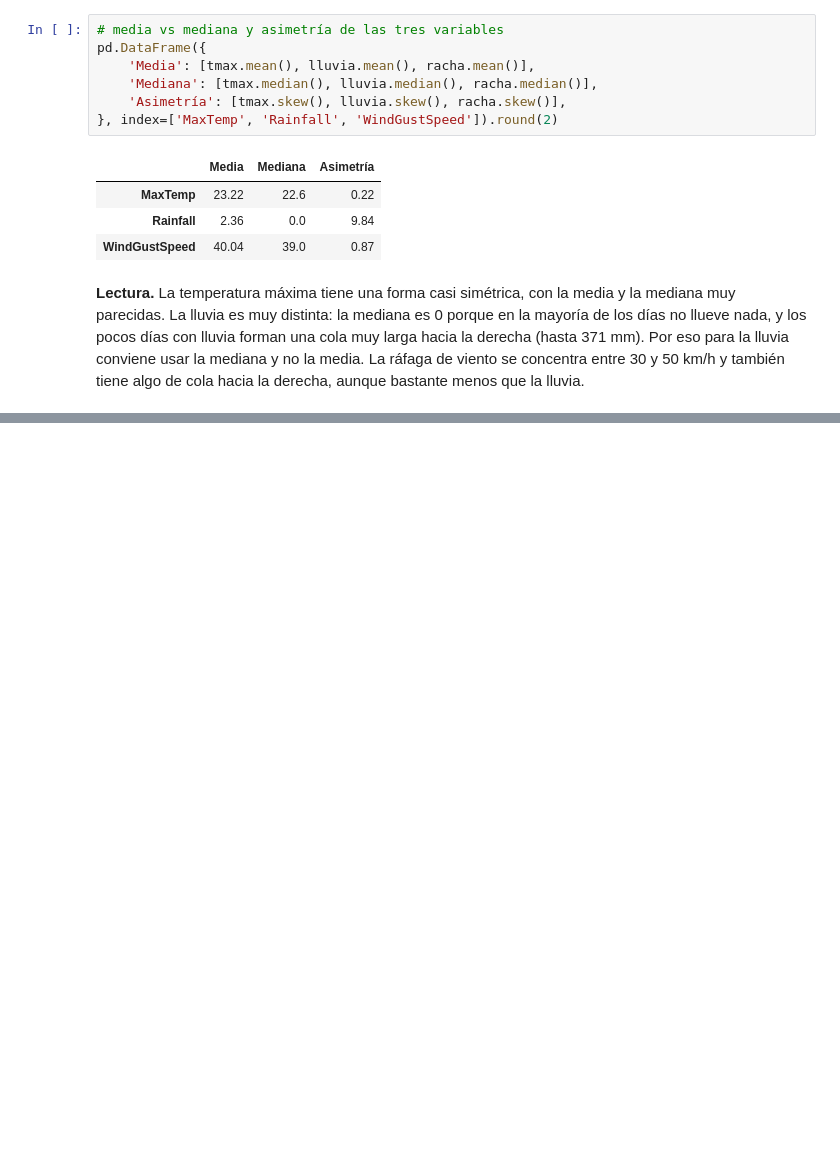
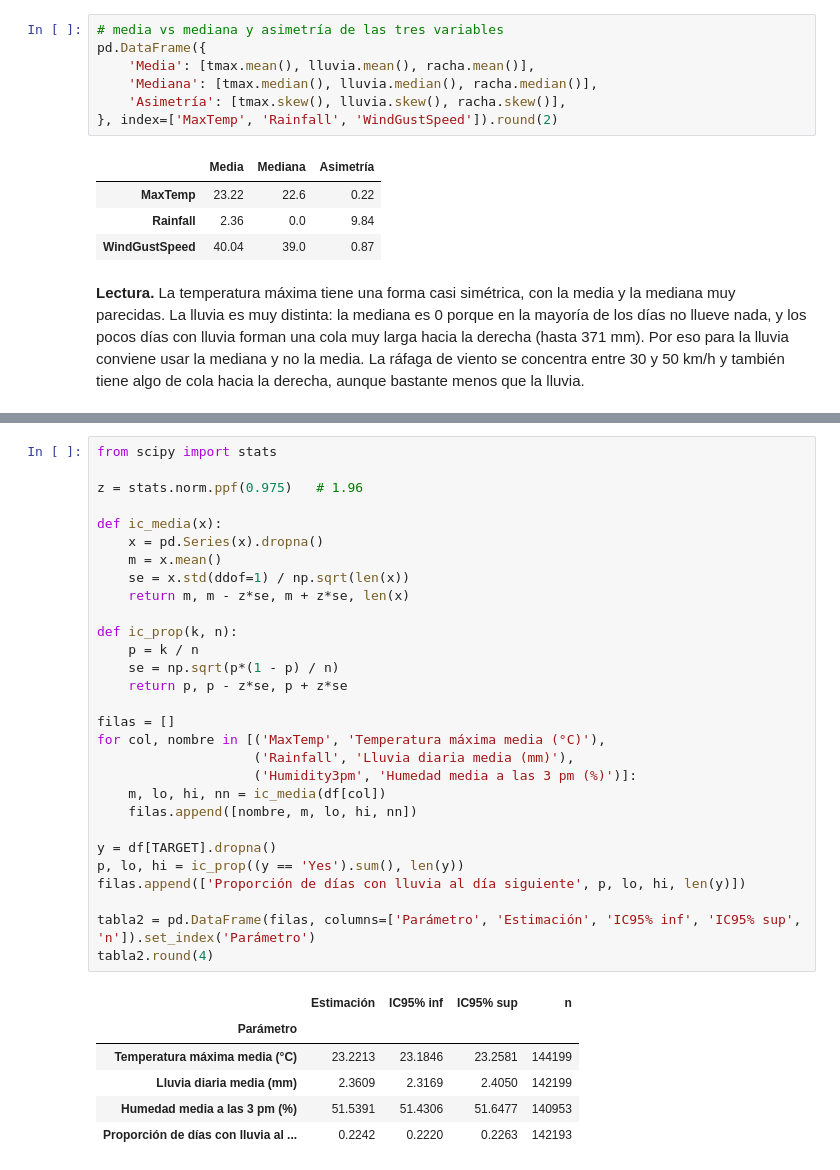
Before and after one commit to Karimzaid/mcdi501-estadistica-computacional, a Jupyter notebook: notebooks/01_formativa1_eda.ipynb, the cells around one changed output, grey strips where cells are left out. Cells and saved outputs as stored; diff of their text form; blank space fills up the shorter version.

```diff
--- a/notebooks/01_formativa1_eda.ipynb
+++ b/notebooks/01_formativa1_eda.ipynb
@@ -301,0 +319,36 @@ pd.DataFrame({
+# %%
+from scipy import stats
+
+z = stats.norm.ppf(0.975)   # 1.96
+
+def ic_media(x):
+    x = pd.Series(x).dropna()
+    m = x.mean()
+    se = x.std(ddof=1) / np.sqrt(len(x))
+    return m, m - z*se, m + z*se, len(x)
+
+def ic_prop(k, n):
+    p = k / n
+    se = np.sqrt(p*(1 - p) / n)
+    return p, p - z*se, p + z*se
+
+filas = []
+for col, nombre in [('MaxTemp', 'Temperatura máxima media (°C)'),
+                    ('Rainfall', 'Lluvia diaria media (mm)'),
+                    ('Humidity3pm', 'Humedad media a las 3 pm (%)')]:
+    m, lo, hi, nn = ic_media(df[col])
+    filas.append([nombre, m, lo, hi, nn])
+
+y = df[TARGET].dropna()
+p, lo, hi = ic_prop((y == 'Yes').sum(), len(y))
+filas.append(['Proporción de días con lluvia al día siguiente', p, lo, hi, len(y)])
+
+tabla2 = pd.DataFrame(filas, columns=['Parámetro', 'Estimación', 'IC95% inf', 'IC95% sup', 'n']).set_index('Parámetro')
+tabla2.round(4)
+# %% [output]
+|  | Estimación | IC95% inf | IC95% sup | n |
+| Parámetro |  |  |  |  |
+| Temperatura máxima media (°C) | 23.2213 | 23.1846 | 23.2581 | 144199 |
+| Lluvia diaria media (mm) | 2.3609 | 2.3169 | 2.4050 | 142199 |
+| Humedad media a las 3 pm (%) | 51.5391 | 51.4306 | 51.6477 | 140953 |
+| Proporción de días con lluvia al ... | 0.2242 | 0.2220 | 0.2263 | 142193 |
```
Also changed, not shown: parts of 8 cells of this notebook, 1 other file.
